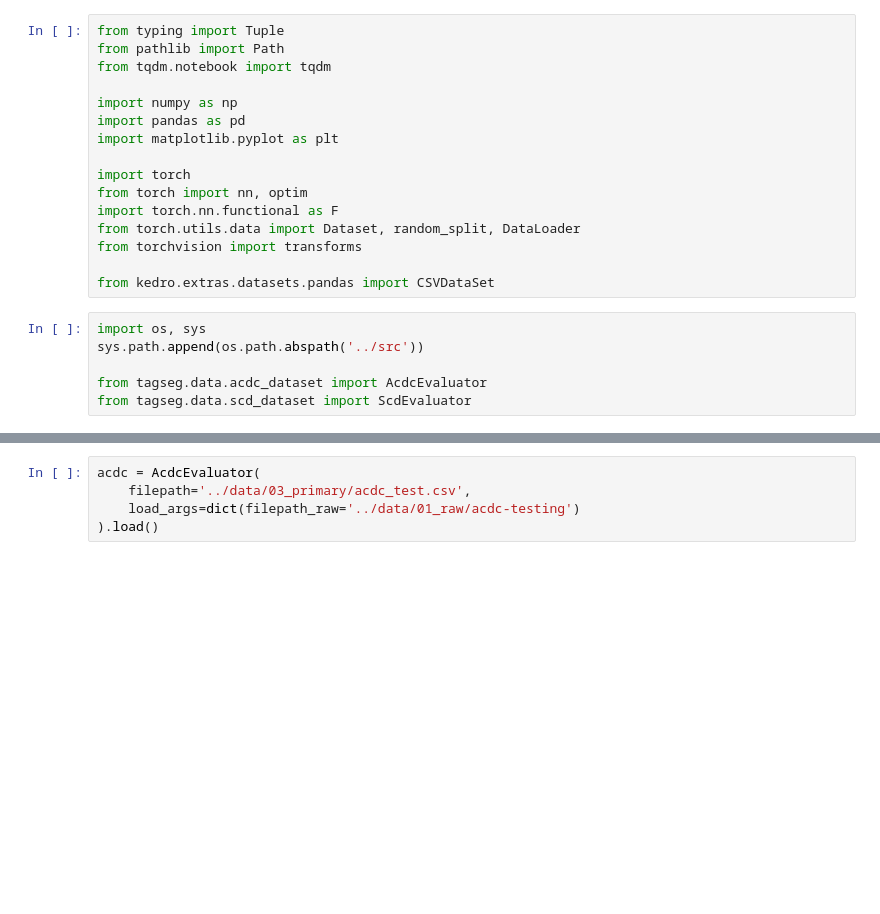
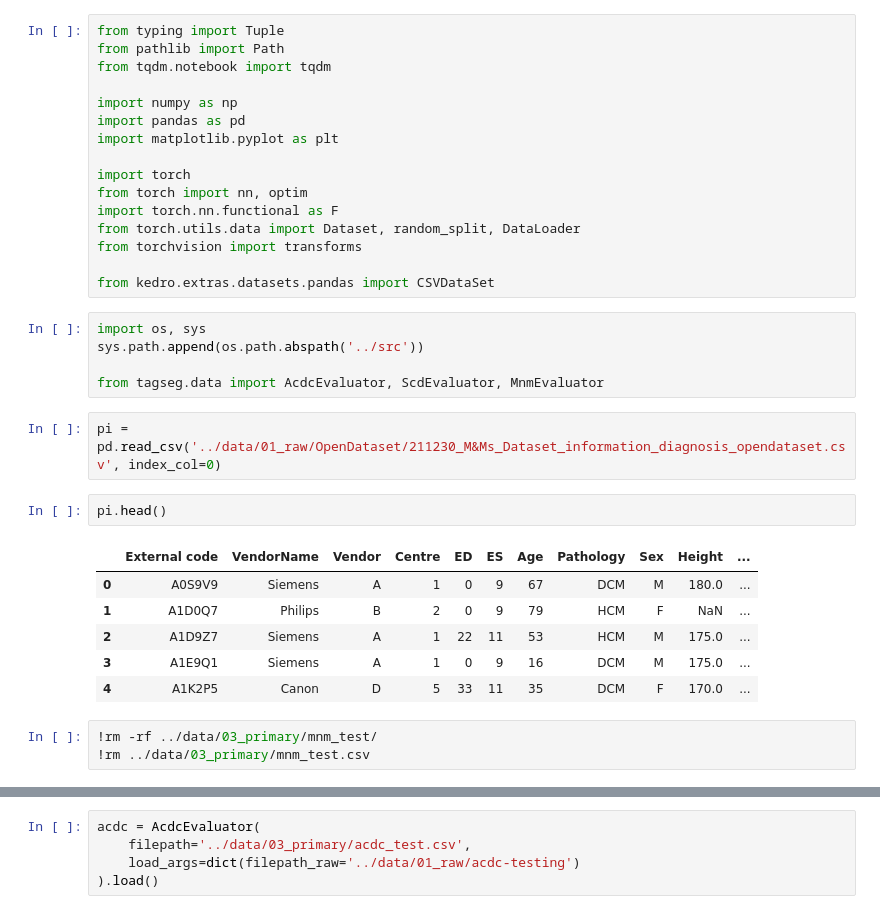
Before and after one commit to arnauddhaene/tagseg, a Jupyter notebook: notebooks/eval.ipynb, the cells around one changed output, grey strips where cells are left out. Cells and saved outputs as stored; diff of their text form; blank space fills up the shorter version.

```diff
--- a/notebooks/eval.ipynb
+++ b/notebooks/eval.ipynb
@@ -18,5 +18,18 @@ from kedro.extras.datasets.pandas import CSVDataSet
 import os, sys
 sys.path.append(os.path.abspath('../src'))
 
-from tagseg.data.acdc_dataset import AcdcEvaluator
-from tagseg.data.scd_dataset import ScdEvaluator
+from tagseg.data import AcdcEvaluator, ScdEvaluator, MnmEvaluator
+# %%
+pi = pd.read_csv('../data/01_raw/OpenDataset/211230_M&Ms_Dataset_information_diagnosis_opendataset.csv', index_col=0)
+# %%
+pi.head()
+# %% [output]
+|  | External code | VendorName | Vendor | Centre | ED | ES | Age | Pathology | Sex | Height | ... |
+| 0 | A0S9V9 | Siemens | A | 1 | 0 | 9 | 67 | DCM | M | 180.0 | ... |
+| 1 | A1D0Q7 | Philips | B | 2 | 0 | 9 | 79 | HCM | F | NaN | ... |
+| 2 | A1D9Z7 | Siemens | A | 1 | 22 | 11 | 53 | HCM | M | 175.0 | ... |
+| 3 | A1E9Q1 | Siemens | A | 1 | 0 | 9 | 16 | DCM | M | 175.0 | ... |
+| 4 | A1K2P5 | Canon | D | 5 | 33 | 11 | 35 | DCM | F | 170.0 | ... |
+# %%
+!rm -rf ../data/03_primary/mnm_test/
+!rm ../data/03_primary/mnm_test.csv
```
Also changed, not shown: parts of 4 cells of this notebook, 5 other files.
